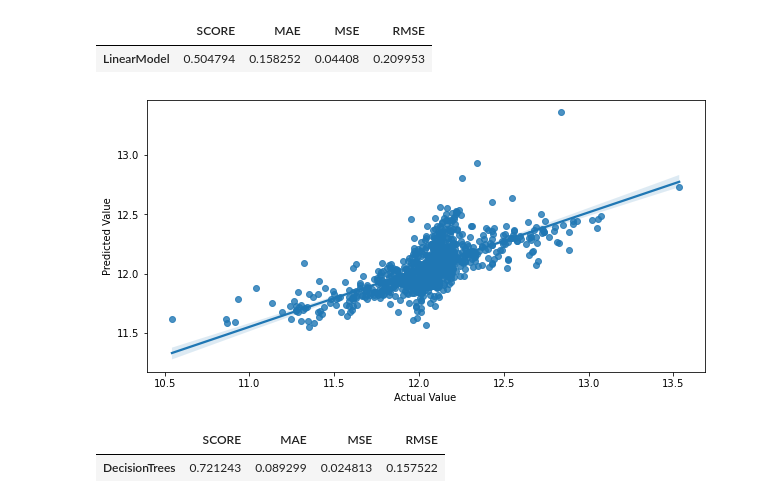
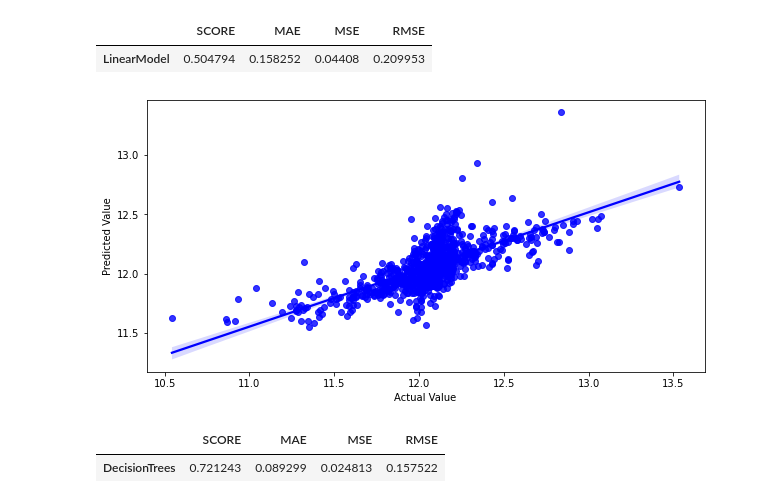
Before and after one commit to isoori/AdvancedHousePrice, a Jupyter notebook: AdvanceHousePrice.ipynb, the cells around one changed output. Saved outputs shown, nothing was run; the diff lists cells and outputs as text; code cells hidden in the pictures.

```diff
--- a/AdvanceHousePrice.ipynb
+++ b/AdvanceHousePrice.ipynb
@@ -141,14 +141,14 @@ m1
 # %% [output]
 |  | SCORE | MAE | MSE | RMSE |
 | LinearModel | 0.504794 | 0.158252 | 0.04408 | 0.209953 |
-# %%
-plt.figure(figsize=(10,5))
-plt.xlabel('Actual Value')
-plt.ylabel('Predicted Value')
-sns.regplot(y_test.values,predictions)
-plt.show()
-# %% [output]
-[figure, removed]
+# %%
+plt.figure(figsize=(10,5))
+plt.xlabel('Actual Value')
+plt.ylabel('Predicted Value')
+sns.regplot(y_test.values,predictions,color='blue')
+plt.show()
+# %% [output]
+[figure, added]
 # %%
 tree = DecisionTreeRegressor()
 tree.fit(X_train,y_train)
```
Also changed, not shown: parts of 14 cells of this notebook.
